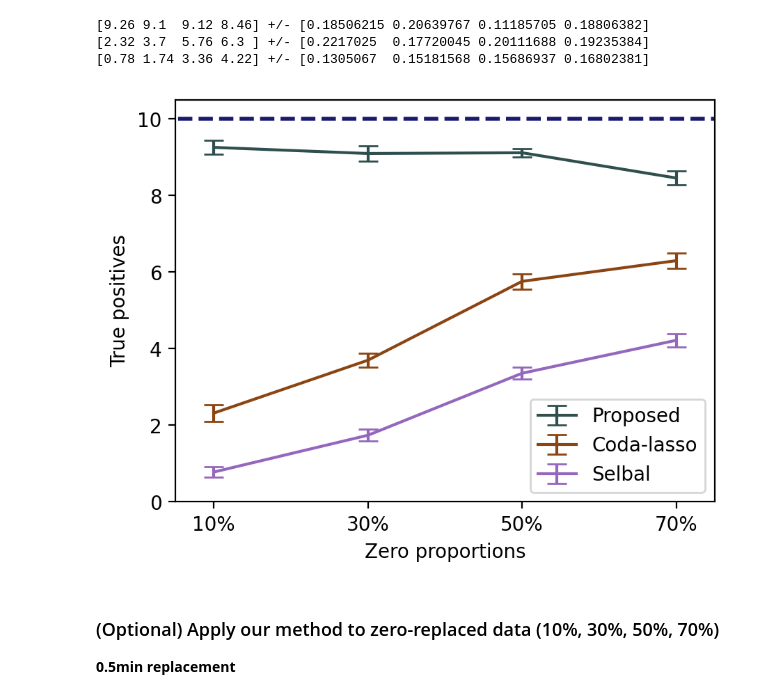
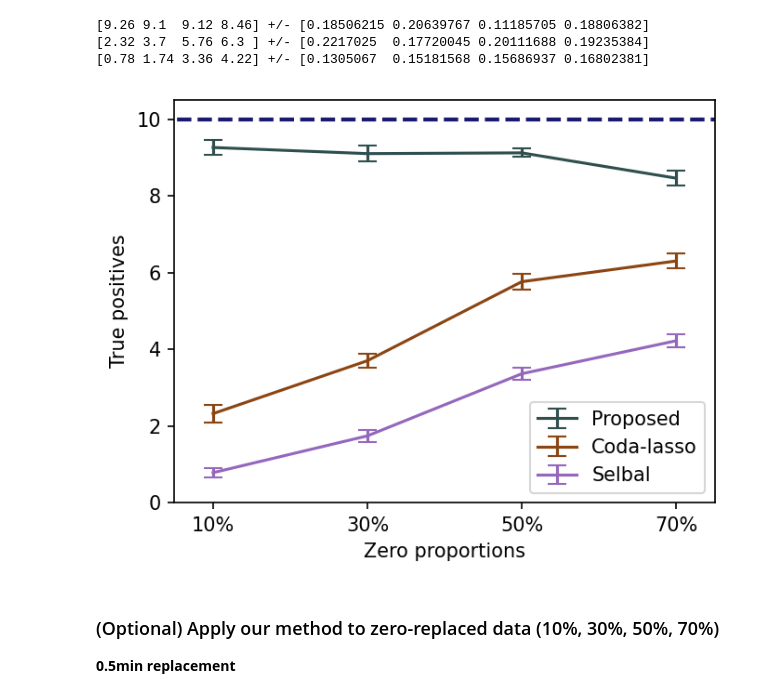
Before and after one commit to pjywang/KVS-CoDa, a Jupyter notebook: Synthetic_data_final.ipynb, the cells around one changed output. Cells and saved outputs as stored; diff of their text form; code cells hidden in the pictures.

```diff
--- a/Synthetic_data_final.ipynb
+++ b/Synthetic_data_final.ipynb
@@ -367,33 +363,33 @@ print(selbal.mean(0), "+/-", selbal.std(0)/np.sqrt(50))
 [2.32 3.7  5.76 6.3 ] +/- [0.2217025  0.17720045 0.20111688 0.19235384]
 [0.78 1.74 3.36 4.22] +/- [0.1305067  0.15181568 0.15686937 0.16802381]
 # %%
-plt.figure(figsize=(5, 3.75), dpi=200)
+plt.figure(figsize=(5, 3.75), dpi=150)
 
 plt.hlines(10, -0.5, 3.5, colors="midnightblue", linestyles="--", linewidths=2)
 plt.errorbar(range(4), proposed.mean(0),
              yerr=proposed.std(0)/np.sqrt(50), capsize=5,
              c='darkslategrey', label="Proposed")
 plt.errorbar(range(4), coda_lasso.mean(0),
              yerr=coda_lasso.std(0)/np.sqrt(50), capsize=5,
              c='saddlebrown', label="Coda-lasso")
 plt.errorbar(range(4), selbal.mean(0),
              yerr=selbal.std(0)/np.sqrt(50), capsize=5,
              c='tab:purple', label="Selbal")
 
 plt.xticks(range(4), ["10%", "30%", "50%", "70%"])
 plt.xlim(-0.25, 3.25)
 plt.ylim(0, 10.5)
 
 plt.xlabel('Zero proportions')
 plt.ylabel('True positives')
 
 # plt.legend(loc=(0.01, 0.755))
 plt.legend()
 
 plt.savefig('./results/Synthetic_zerovary_final', bbox_inches = "tight")
 plt.show()
 # %% [output]
-[figure, old version]
+[figure, new version]
 # %% [markdown]
 ### (Optional) Apply our method to zero-replaced data (10%, 30%, 50%, 70%)
 
```
Also changed, not shown: parts of 3 cells of this notebook, 14 other files.
